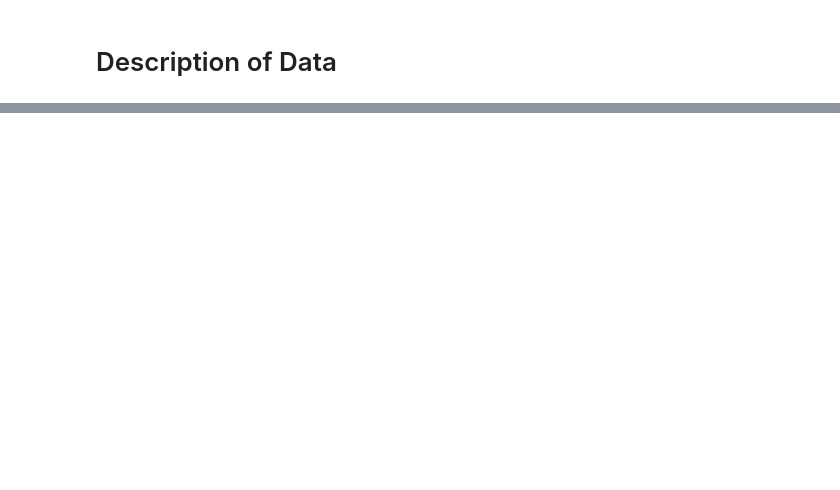
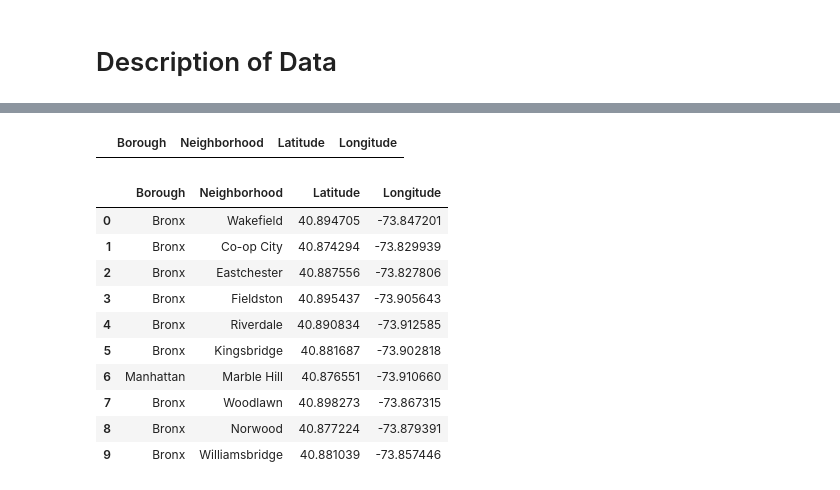
Before and after one commit to Keehoonlee/Coursera_Capstone, a Jupyter notebook: Coursera Project.ipynb, the cells around one changed output, grey strips where cells are left out. Saved outputs shown, nothing was run; the diff lists cells and outputs as text; code cells hidden in the pictures; blank space fills up the shorter version.

```diff
--- a/Coursera Project.ipynb
+++ b/Coursera Project.ipynb
@@ -32,0 +74,41 @@ We will be using various data sources, and we would spend most of the time clean
+# %%
+with open('newyork_data.json') as json_data:
+    newyork_data = json.load(json_data)
+# %%
+neighborhoods_data = newyork_data['features']
+# define the dataframe columns
+column_names = ['Borough', 'Neighborhood', 'Latitude', 'Longitude']
+
+# instantiate the dataframe
+df = pd.DataFrame(columns=column_names)
+# %%
+df.head()
+# %% [output]
+|  | Borough | Neighborhood | Latitude | Longitude |
+# %%
+for data in neighborhoods_data:
+    borough = neighborhood_name = data['properties']['borough']
+    neighborhood_name = data['properties']['name']
+
+    neighborhood_latlon = data['geometry']['coordinates']
+    neighborhood_lat = neighborhood_latlon[1]
+    neighborhood_lon = neighborhood_latlon[0]
+
+    df = df.append({'Borough': borough,
+                                          'Neighborhood': neighborhood_name,
+                                          'Latitude': neighborhood_lat,
+                                          'Longitude': neighborhood_lon}, ignore_index=True)
+# %%
+df.head(10)
+# %% [output]
+|  | Borough | Neighborhood | Latitude | Longitude |
+| 0 | Bronx | Wakefield | 40.894705 | -73.847201 |
+| 1 | Bronx | Co-op City | 40.874294 | -73.829939 |
+| 2 | Bronx | Eastchester | 40.887556 | -73.827806 |
+| 3 | Bronx | Fieldston | 40.895437 | -73.905643 |
+| 4 | Bronx | Riverdale | 40.890834 | -73.912585 |
+| 5 | Bronx | Kingsbridge | 40.881687 | -73.902818 |
+| 6 | Manhattan | Marble Hill | 40.876551 | -73.910660 |
+| 7 | Bronx | Woodlawn | 40.898273 | -73.867315 |
+| 8 | Bronx | Norwood | 40.877224 | -73.879391 |
+| 9 | Bronx | Williamsbridge | 40.881039 | -73.857446 |
```
Also changed, not shown: parts of 39 cells of this notebook, 2 other files.
